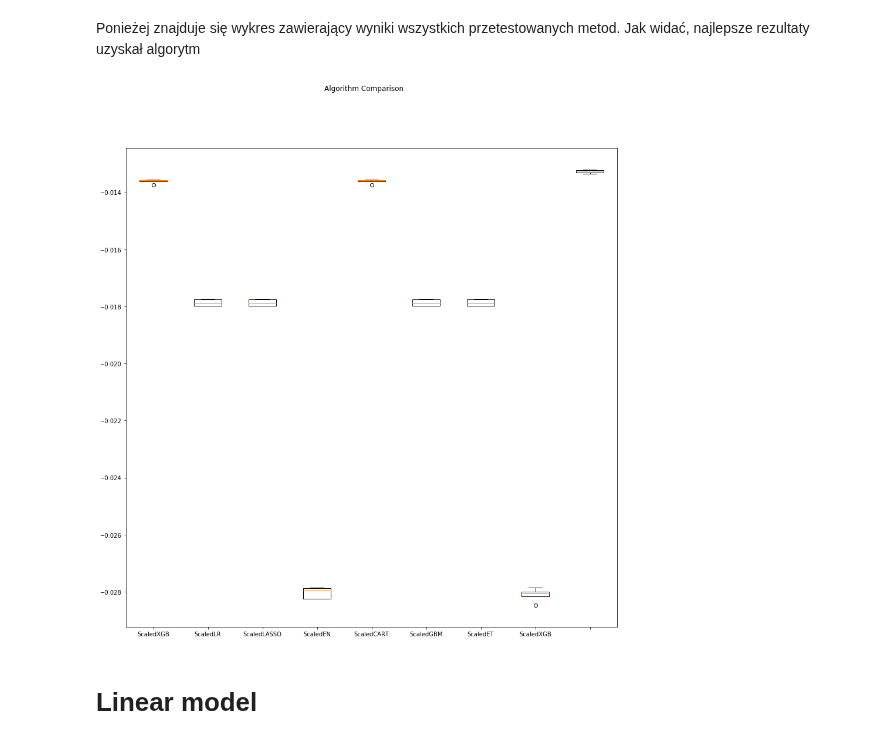
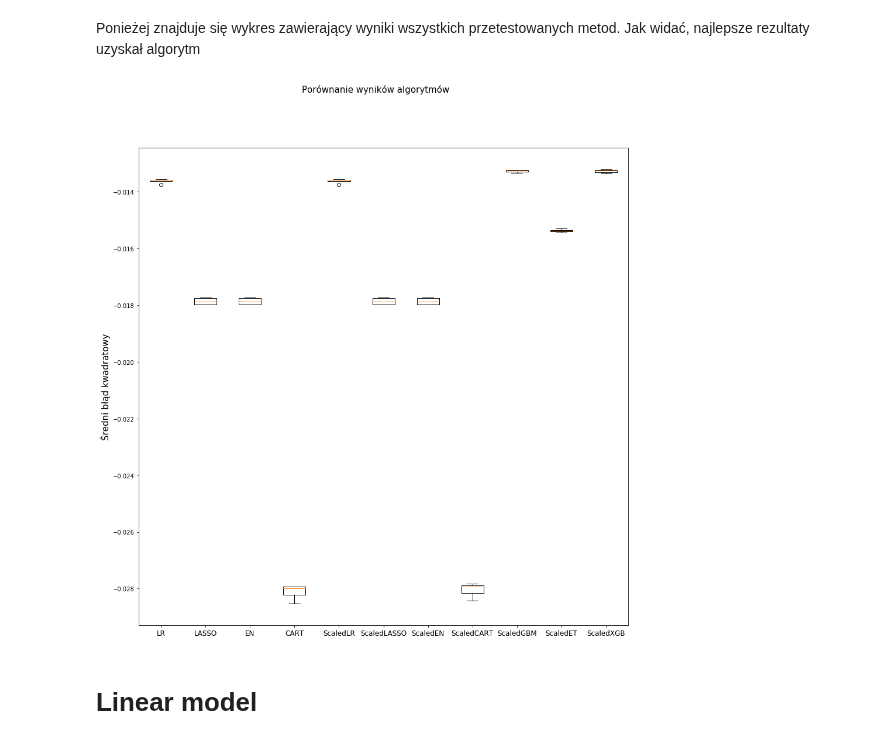
Before and after one commit to Moribund7/kghm_forecasting, a Jupyter notebook: notebooks/Prediction.ipynb, the cells around one changed output. Saved outputs shown, nothing was run; the diff lists cells and outputs as text; code cells hidden in the pictures.

```diff
--- a/notebooks/Prediction.ipynb
+++ b/notebooks/Prediction.ipynb
@@ -259,12 +262,12 @@ for mean, stdev, param in zip(means,stds,params):
 # %%
 import xgboost as xgb
 # %%
-ensembles=[]
-ensembles.append(('ScaledXGB',Pipeline([('Scaler', StandardScaler()),('XGB',xgb.XGBRegressor())])))
+ensembles_xgboost=[]
+ensembles_xgboost.append(('ScaledXGB',Pipeline([('Scaler', StandardScaler()),('XGB',xgb.XGBRegressor())])))
 # %%
 results_xgboost=[]
 names_xgboost=[]
-for name, model in ensembles:
+for name, model in ensembles_xgboost:
     kfold=KFold(n_splits=num_folds,random_state=seed,shuffle=True)
     cv_results=cross_val_score(model,X_train,Y_train,cv=kfold,scoring=scoring)
     results_xgboost.append(cv_results)
@@ -291,14 +296,16 @@ results_all=results+results_scaled+results_ensemble+results_xgboost
 names_all=names+names_scaled+names_ensemble+names_xgboost
 # %%
 fig=plt.figure(figsize=(15,15))
-fig.suptitle('Algorithm Comparison')
+fig.suptitle('Porównanie wyników algorytmów',fontsize=15)
 ax=fig.add_subplot(111)
 plt.boxplot(results_all)
-ax.set_xticklabels(names_all)
+ax.set_ylabel('Średni błąd kwadratowy',fontsize=15)
+ax.set_xticklabels(names_all,fontsize=12)
 # ax.
+plt.savefig('wyniki.pdf',format='pdf')
 plt.show()
 # %% [output]
-[figure, old version]
+[figure, new version]
 # %% [markdown]
 # Linear model
 # %%
```
Also changed, not shown: parts of 7 cells of this notebook.
